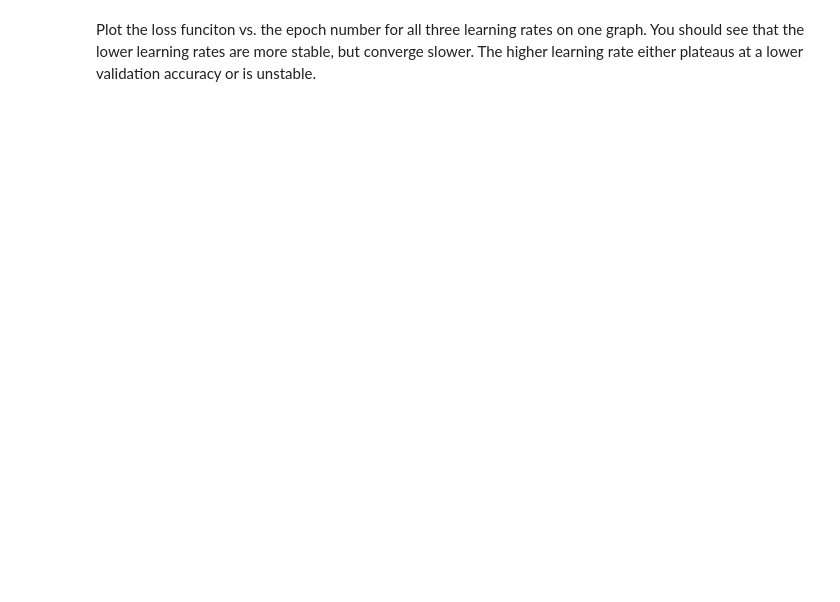
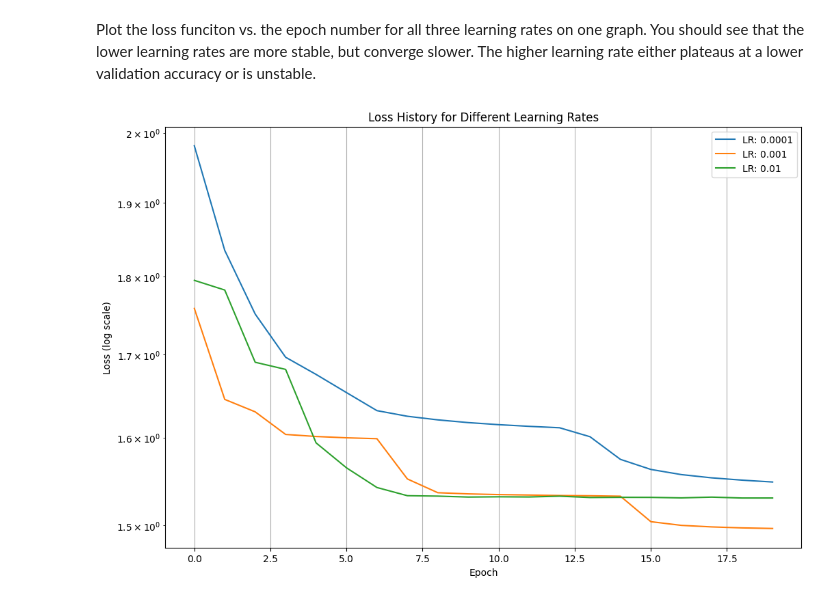
Before and after one commit to manovay/msml, a Jupyter notebook: unit09_neural/lab_music_partial.ipynb, the cells around one changed output. Saved outputs shown, nothing was run; the diff lists cells and outputs as text; code cells hidden in the pictures; blank space fills up the shorter version.

```diff
--- a/unit09_neural/lab_music_partial.ipynb
+++ b/unit09_neural/lab_music_partial.ipynb
@@ -278,0 +415,13 @@ Plot the loss funciton vs. the epoch number for all three learning rates on one
+# %%
+# TODO
+plt.figure(figsize=(12, 8))
+for i, loss_history in enumerate(loss_hist_lr):
+    plt.semilogy(loss_history, label=f'LR: {rates[i]}')
+plt.title('Loss History for Different Learning Rates')
+plt.xlabel('Epoch')
+plt.ylabel('Loss (log scale)')
+plt.legend()
+plt.grid(True)
+plt.show()
+# %% [output]
+[figure, added]
```
Also changed, not shown: parts of 14 cells of this notebook.
